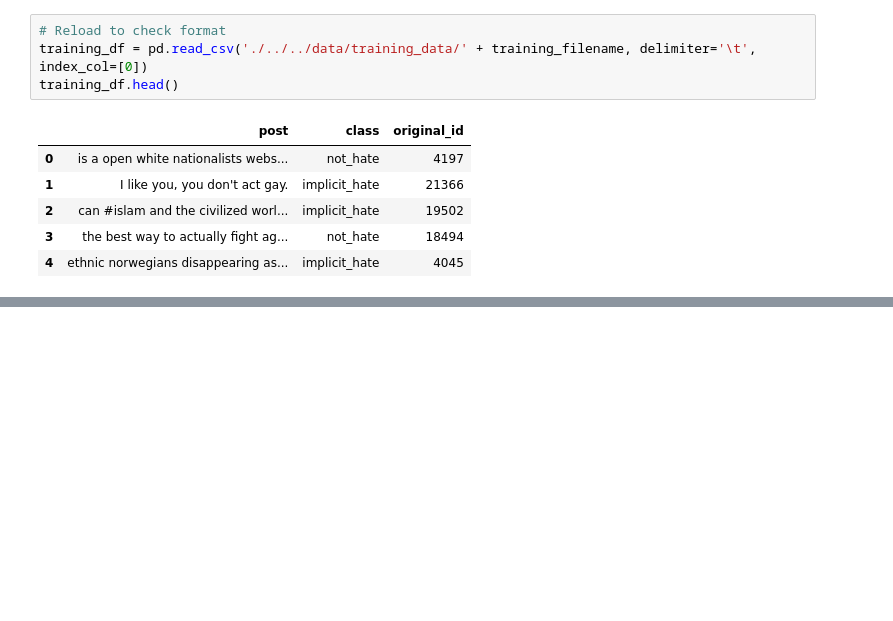
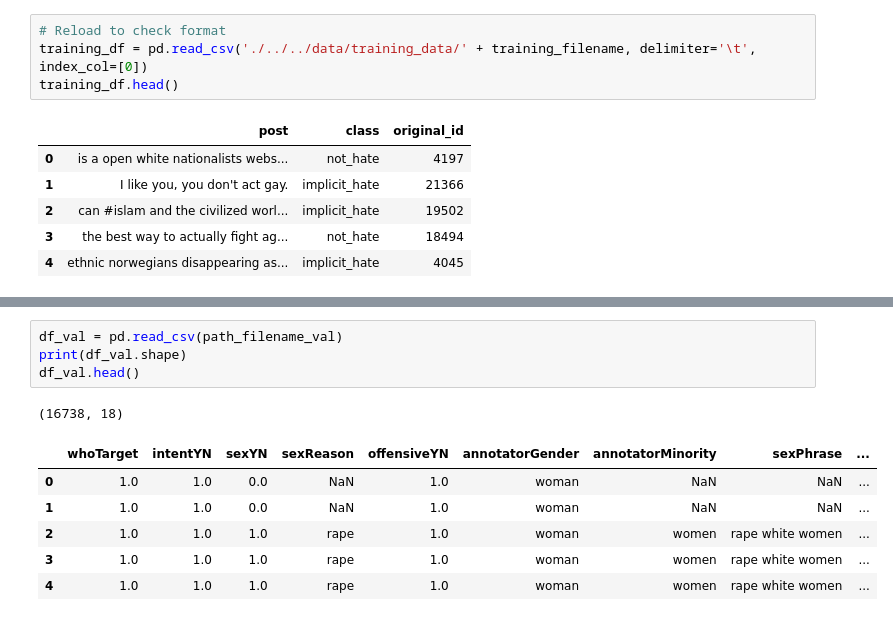
Before and after one commit to richouzo/cs6471-project, a Jupyter notebook: src/utils/preprocess_datasets.ipynb, the cells around one changed output, grey strips where cells are left out. Drawn from its saved outputs; the diff is of its cells as text; blank space fills up the shorter version.

```diff
--- a/src/utils/preprocess_datasets.ipynb
+++ b/src/utils/preprocess_datasets.ipynb
@@ -62,0 +92,12 @@ training_df.head()
+# %%
+df_val = pd.read_csv(path_filename_val)
+print(df_val.shape)
+df_val.head()
+# %% [output]
+(16738, 18)
+|  | whoTarget | intentYN | sexYN | sexReason | offensiveYN | annotatorGender | annotatorMinority | sexPhrase | ... |
+| 0 | 1.0 | 1.0 | 0.0 | NaN | 1.0 | woman | NaN | NaN | ... |
+| 1 | 1.0 | 1.0 | 0.0 | NaN | 1.0 | woman | NaN | NaN | ... |
+| 2 | 1.0 | 1.0 | 1.0 | rape | 1.0 | woman | women | rape white women | ... |
+| 3 | 1.0 | 1.0 | 1.0 | rape | 1.0 | woman | women | rape white women | ... |
+| 4 | 1.0 | 1.0 | 1.0 | rape | 1.0 | woman | women | rape white women | ... |
```
Also changed, not shown: parts of 11 cells of this notebook, 12 other files.
